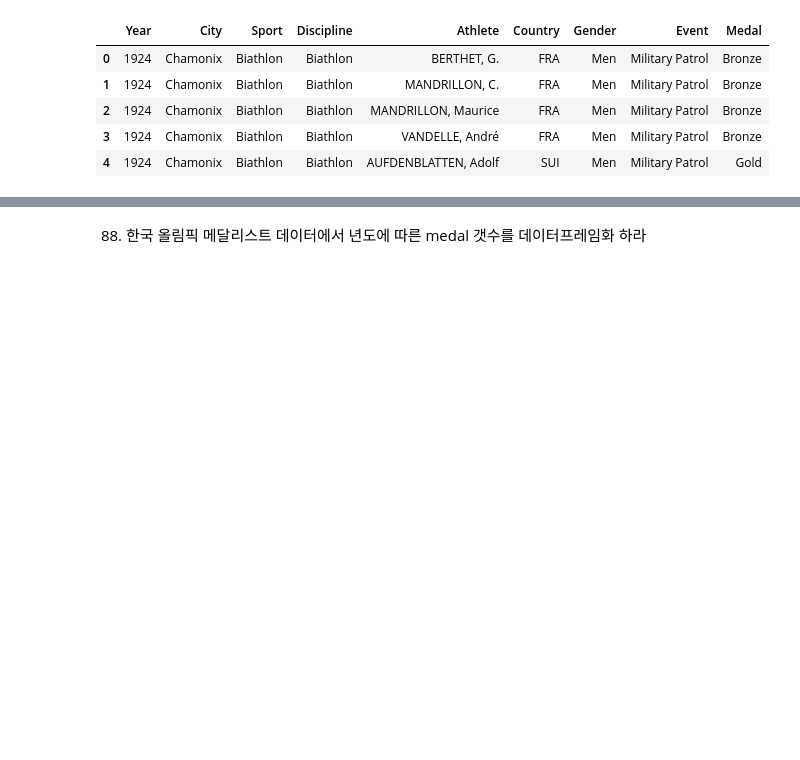
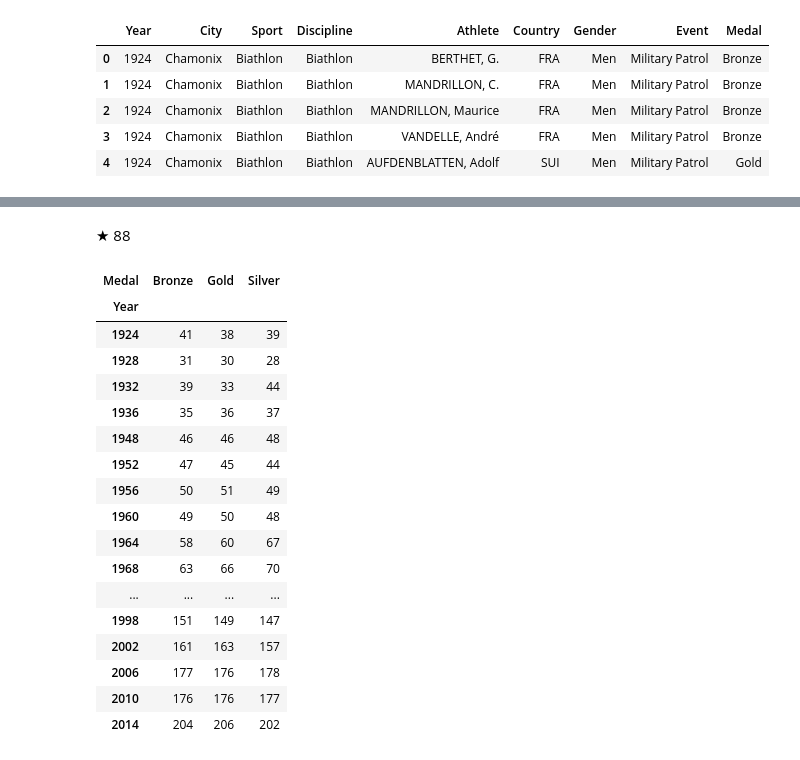
Before and after one commit to dajeong25/Study, a Jupyter notebook: python_big_data/1_2_pandas_ex.ipynb, the cells around one changed output, grey strips where cells are left out. Saved outputs shown, nothing was run; the diff lists cells and outputs as text; code cells hidden in the pictures; blank space fills up the shorter version.

```diff
--- a/python_big_data/1_2_pandas_ex.ipynb
+++ b/python_big_data/1_2_pandas_ex.ipynb
@@ -1490,5 +1377,26 @@ winter[winter.Country == 'KOR'].head(4)
 | 2653 | 1992 | Albertville | Skating | Short Track Speed Skating | KIM, Ki-Hoon | KOR | Men | 1000M | Gold |
 | 2671 | 1992 | Albertville | Skating | Short Track Speed Skating | KIM, Ki-Hoon | KOR | Men | 5000M Relay | Gold |
 | 2672 | 1992 | Albertville | Skating | Short Track Speed Skating | LEE, Jun-Ho | KOR | Men | 5000M Relay | Gold |
-# %% [markdown]
-88. 한국 올림픽 메달리스트 데이터에서 년도에 따른 medal 갯수를 데이터프레임화 하라
+# %% [markdown]
+★ 88
+# %%
+winter.pivot_table(index='Year', columns='Medal', aggfunc='size').fillna(0)
+# %% [output]
+| Medal | Bronze | Gold | Silver |
+| Year |  |  |  |
+| 1924 | 41 | 38 | 39 |
+| 1928 | 31 | 30 | 28 |
+| 1932 | 39 | 33 | 44 |
+| 1936 | 35 | 36 | 37 |
+| 1948 | 46 | 46 | 48 |
+| 1952 | 47 | 45 | 44 |
+| 1956 | 50 | 51 | 49 |
+| 1960 | 49 | 50 | 48 |
+| 1964 | 58 | 60 | 67 |
+| 1968 | 63 | 66 | 70 |
+| ... | ... | ... | ... |
+| 1998 | 151 | 149 | 147 |
+| 2002 | 161 | 163 | 157 |
+| 2006 | 177 | 176 | 178 |
+| 2010 | 176 | 176 | 177 |
+| 2014 | 204 | 206 | 202 |
```
Also changed, not shown: parts of 78 cells of this notebook.
